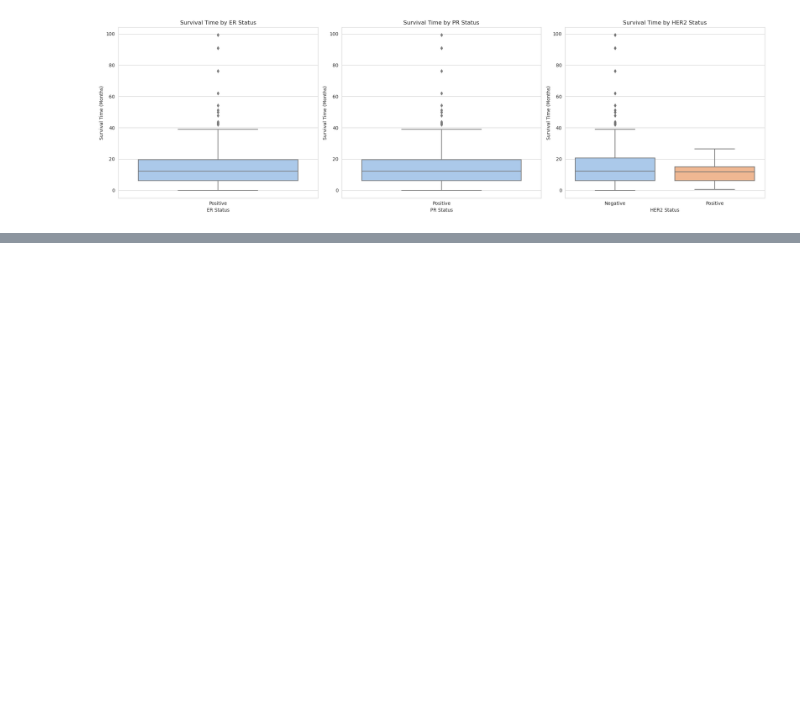
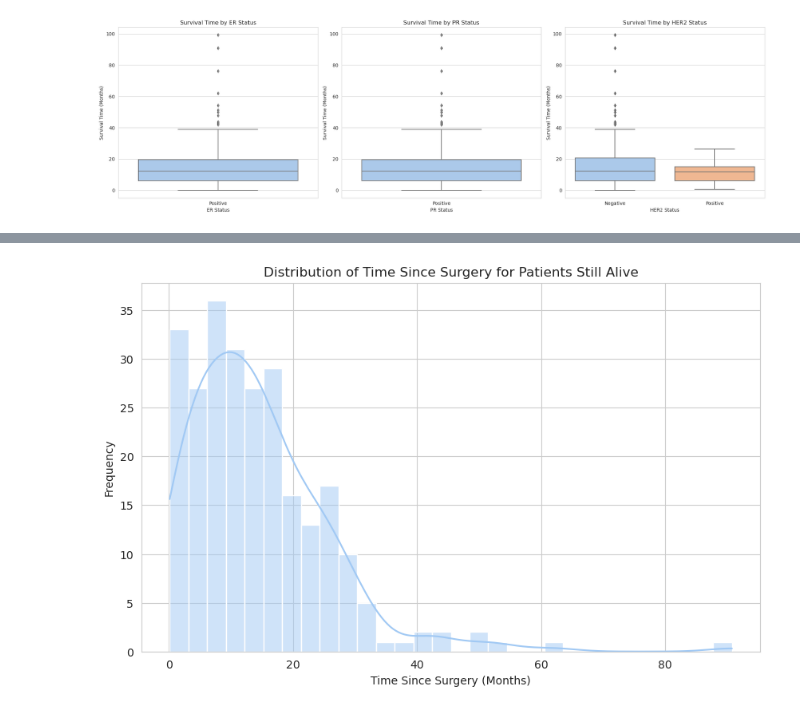
Before and after one commit to raj-rajat/Increasing-Breast-Cancer-Awareness, a Jupyter notebook: increasing-breast-cancer-awareness.ipynb, the cells around one changed output, grey strips where cells are left out. Cells and saved outputs as stored; diff of their text form; code cells hidden in the pictures; blank space fills up the shorter version.

```diff
--- a/increasing-breast-cancer-awareness.ipynb
+++ b/increasing-breast-cancer-awareness.ipynb
@@ -247,0 +270,13 @@ plt.show()
+# %%
+# Filter the dataframe to include only patients who are still alive
+df_alive = df_clean[df_clean['Patient_Status'] == 'Alive']
+
+# Create a histogram for the time since surgery
+plt.figure(figsize=(10,6))
+sns.histplot(df_alive['Survival_Time_Months'], bins=30, kde=True)
+plt.title('Distribution of Time Since Surgery for Patients Still Alive')
+plt.xlabel('Time Since Surgery (Months)')
+plt.ylabel('Frequency')
+plt.show()
+# %% [output]
+[figure, added]
```
Also changed, not shown: parts of 7 cells of this notebook.
